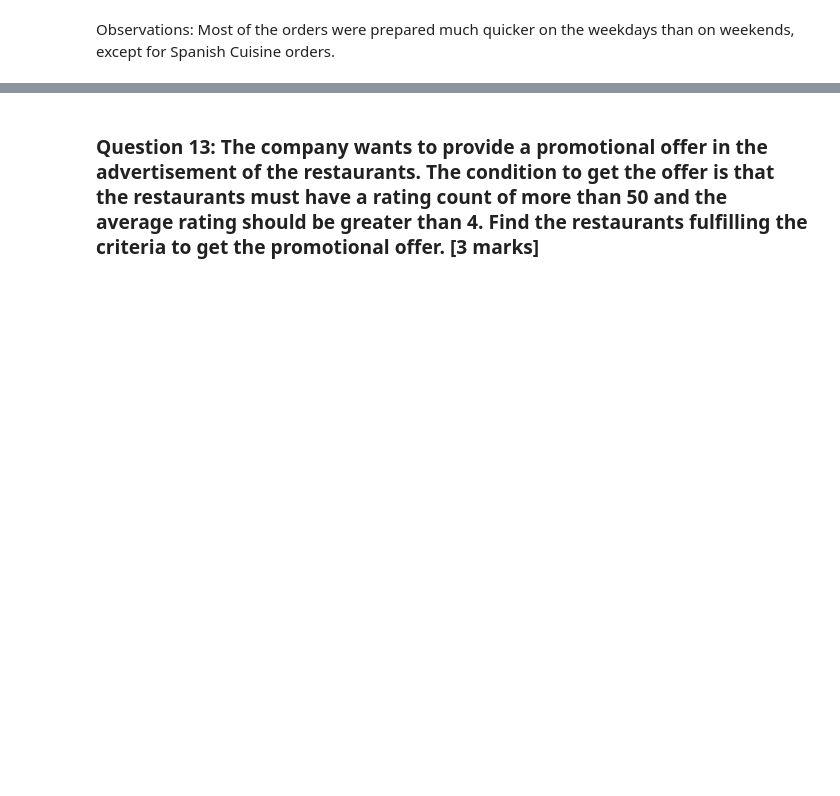
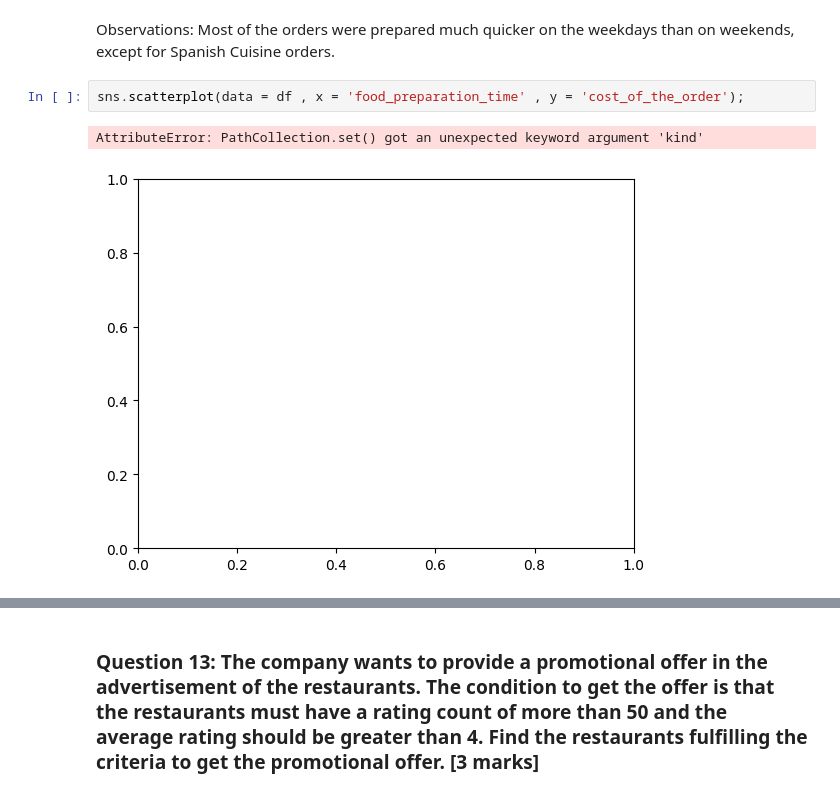
Before and after one commit to braju78/pythonFundamentals, a Jupyter notebook: Week5 PROJECT - Food hub Case Study/Learner_Notebook_Full_Code.ipynb, the cells around one changed output, grey strips where cells are left out. Saved outputs shown, nothing was run; the diff lists cells and outputs as text; blank space fills up the shorter version.

```diff
--- a/Week5 PROJECT - Food hub Case Study/Learner_Notebook_Full_Code.ipynb
+++ b/Week5 PROJECT - Food hub Case Study/Learner_Notebook_Full_Code.ipynb
@@ -282,3 +282,8 @@ The `ci` parameter is deprecated. Use `errorbar=('ci', False)` for the same effe
 [figure]
 # %% [markdown]
 Observations: Most of the orders were prepared much quicker on the weekdays than on weekends, except for Spanish Cuisine orders.
+# %%
+sns.scatterplot(data = df , x = 'food_preparation_time' , y = 'cost_of_the_order');
+# %% [output]
+AttributeError: PathCollection.set() got an unexpected keyword argument 'kind'
+[figure, added]
```
Also changed, not shown: parts of 5 cells of this notebook.
